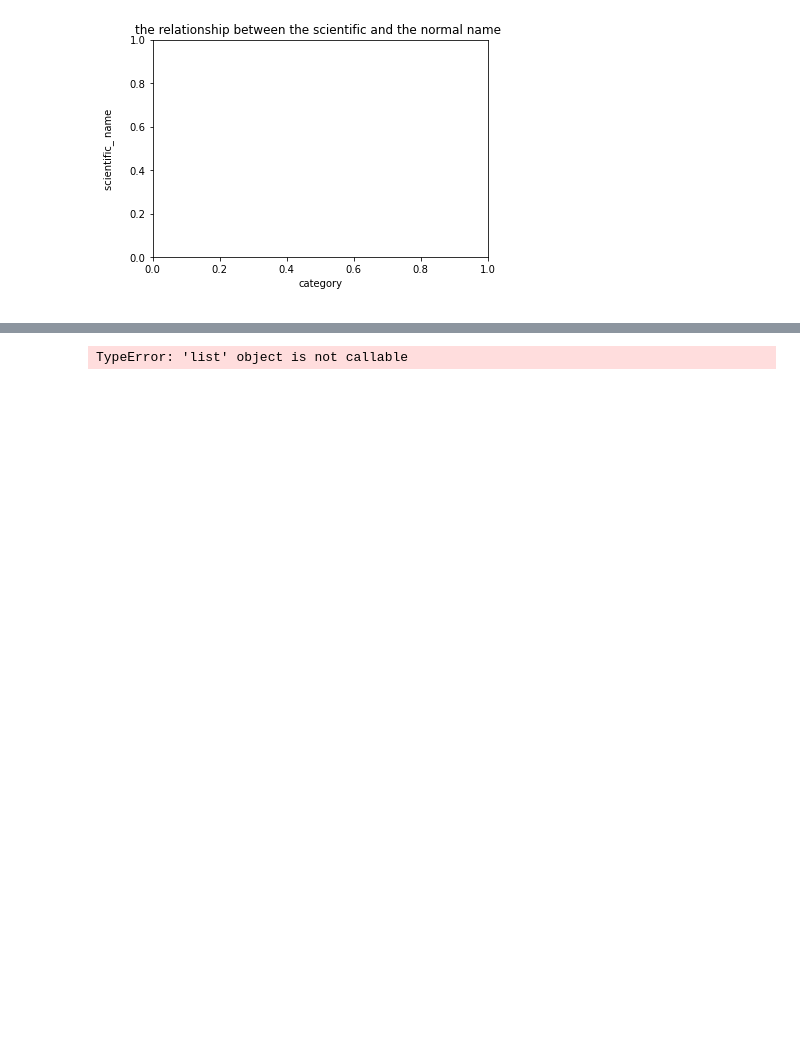
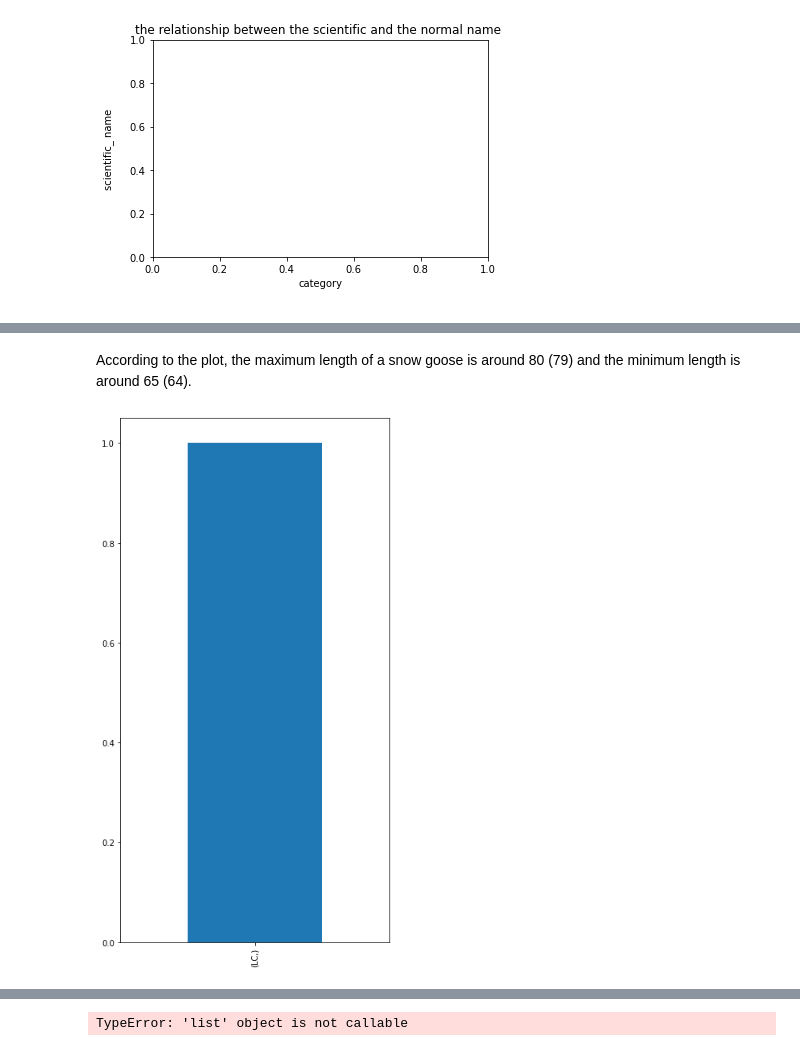
Before and after one commit to FatimaMuhammadAdam/ArewaDS-Machine-Learning-Assignments, a Jupyter notebook: week_3/quntities_visualization.ipynb, the cells around one changed output, grey strips where cells are left out. Cells and saved outputs as stored; diff of their text form; code cells hidden in the pictures; blank space fills up the shorter version.

```diff
--- a/week_3/visualization.ipynb
+++ b/week_3/quntities_visualization.ipynb
@@ -56,0 +79,9 @@ plt.show()
+# %% [markdown]
+According to the plot, the maximum length of a snow goose is around 80 (79) and the minimum length is around 65 (64).
+# %%
+conversation_status_count = snow_goose_df.value_counts(snow_goose_df['ConservationStatus'].values,sort=True)
+plt.rcParams['figure.figsize'] = [6,12]
+conversation_status_count.plot.bar()
+plt.show()
+# %% [output]
+[figure, added]
```
Also changed, not shown: parts of 6 cells of this notebook.
